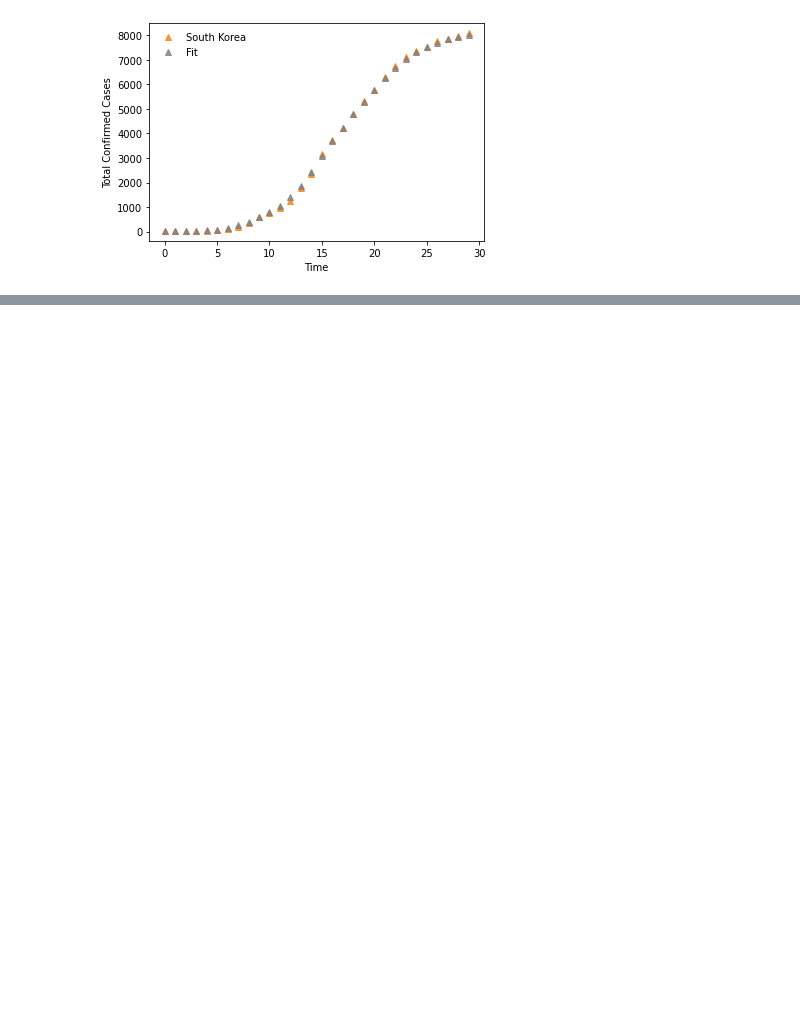
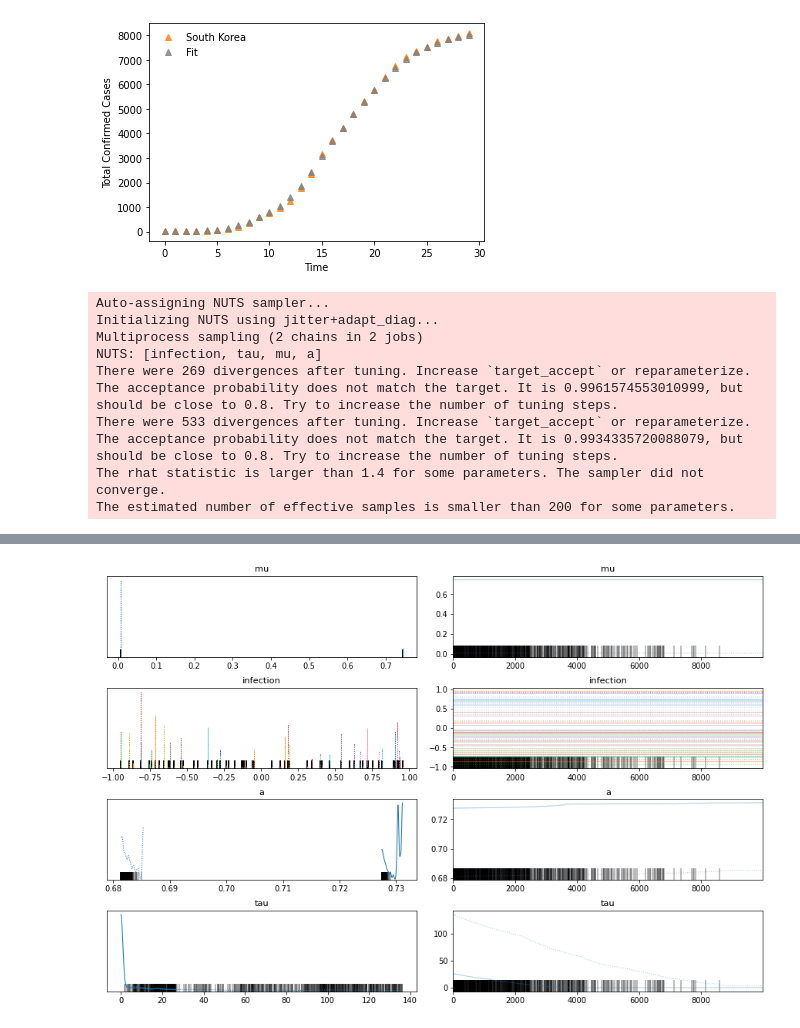
Before and after one commit to mongramosjr/COVID19PH-Projection, a Jupyter notebook: COVID19 Gaussian Process Smoothing.ipynb, the cells around one changed output, grey strips where cells are left out. Drawn from its saved outputs; the diff is of its cells as text; code cells hidden in the pictures; blank space fills up the shorter version.

```diff
--- a/COVID19 Gaussian Process Smoothing.ipynb
+++ b/COVID19 Gaussian Process Smoothing.ipynb
@@ -138,14 +138,14 @@ X = np.arange(0, len(y_southkorea))
 N_SAMPLES = 2000
 LARGE_NUMBER = 1e5
 with pm.Model() as covid_sokor_model:
-    𝛼 = pm.Uniform("𝛼", lower=0,upper=1)
-    𝜇 = pm.Normal("𝜇", sd=100)
-    τ = pm.Exponential("τ", 1.0/100)
+    𝛼 = pm.Uniform("a", lower=0,upper=1)
+    𝜇 = pm.Normal("mu", sd=100)
+    τ = pm.Exponential("tau", 1.0/100)
     infection = GaussianRandomWalk("infection",
                            mu=𝜇,
                            tau=τ / (1.0 - 𝛼),
                            shape=Y.shape)
-    obs = pm.Normal("obs",
+    covid_observed = pm.Normal("covid_observed",
                     mu=infection,
                     tau=τ / 𝛼,
                     observed=Y)
@@ -168,3 +177,19 @@ plt.xlabel('Time');
 plt.ylabel('Total Confirmed Cases');
 # %% [output]
 [figure]
+# %%
+with covid_sokor_model:
+    covid_probability_trace = pm.sample(draws=10000, tune=200, cores=2)
+pm.traceplot(covid_probability_trace)
+pm.summary(covid_probability_trace)
+# %% [output]
+Auto-assigning NUTS sampler...
+Initializing NUTS using jitter+adapt_diag...
+Multiprocess sampling (2 chains in 2 jobs)
+NUTS: [infection, tau, mu, a]
+There were 269 divergences after tuning. Increase `target_accept` or reparameterize.
+The acceptance probability does not match the target. It is 0.9961574553010999, but should be close to 0.8. Try to increase the number of tuning steps.
+There were 533 divergences after tuning. Increase `target_accept` or reparameterize.
+The acceptance probability does not match the target. It is 0.9934335720088079, but should be close to 0.8. Try to increase the number of tuning steps.
+The rhat statistic is larger than 1.4 for some parameters. The sampler did not converge.
+The estimated number of effective samples is smaller than 200 for some parameters.
@@ -170,0 +213 @@ plt.ylabel('Total Confirmed Cases');
+[figure, added]
```
Also changed, not shown: parts of 3 cells of this notebook, 4 other files.
